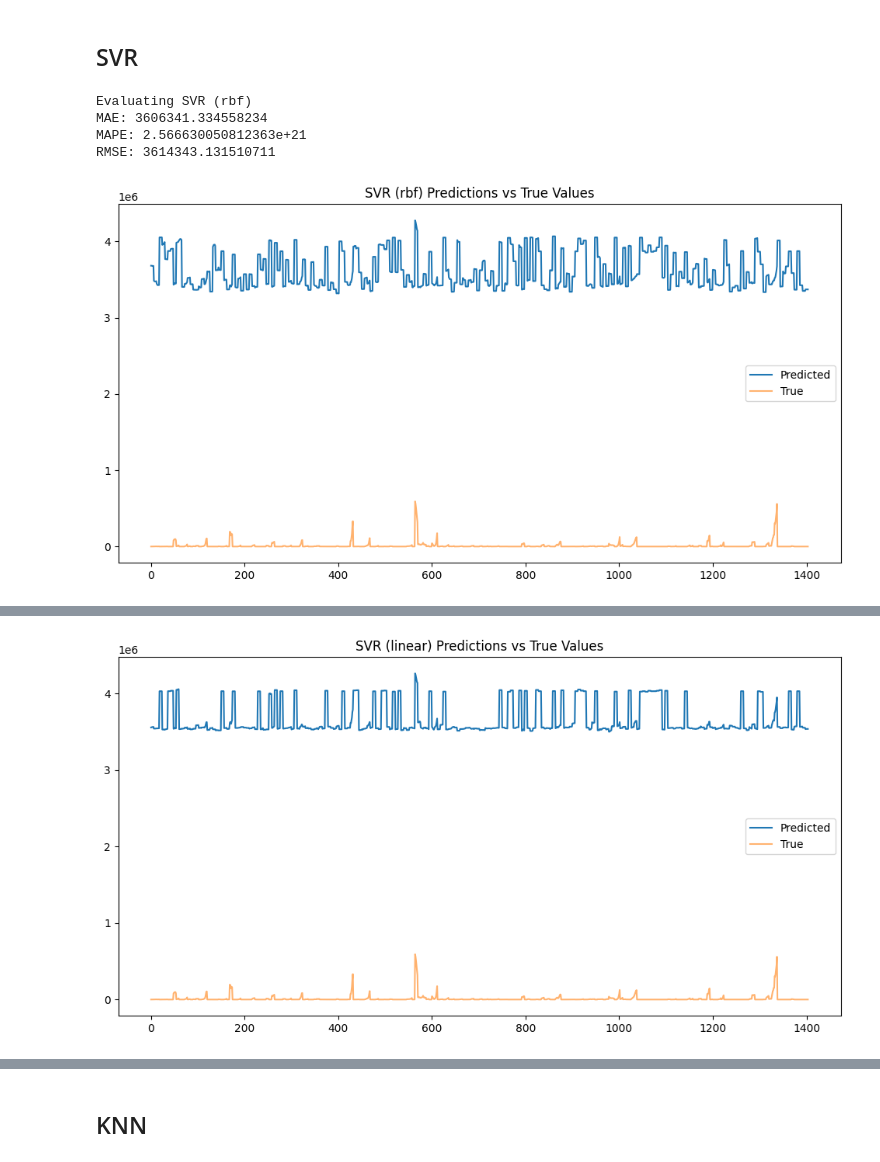
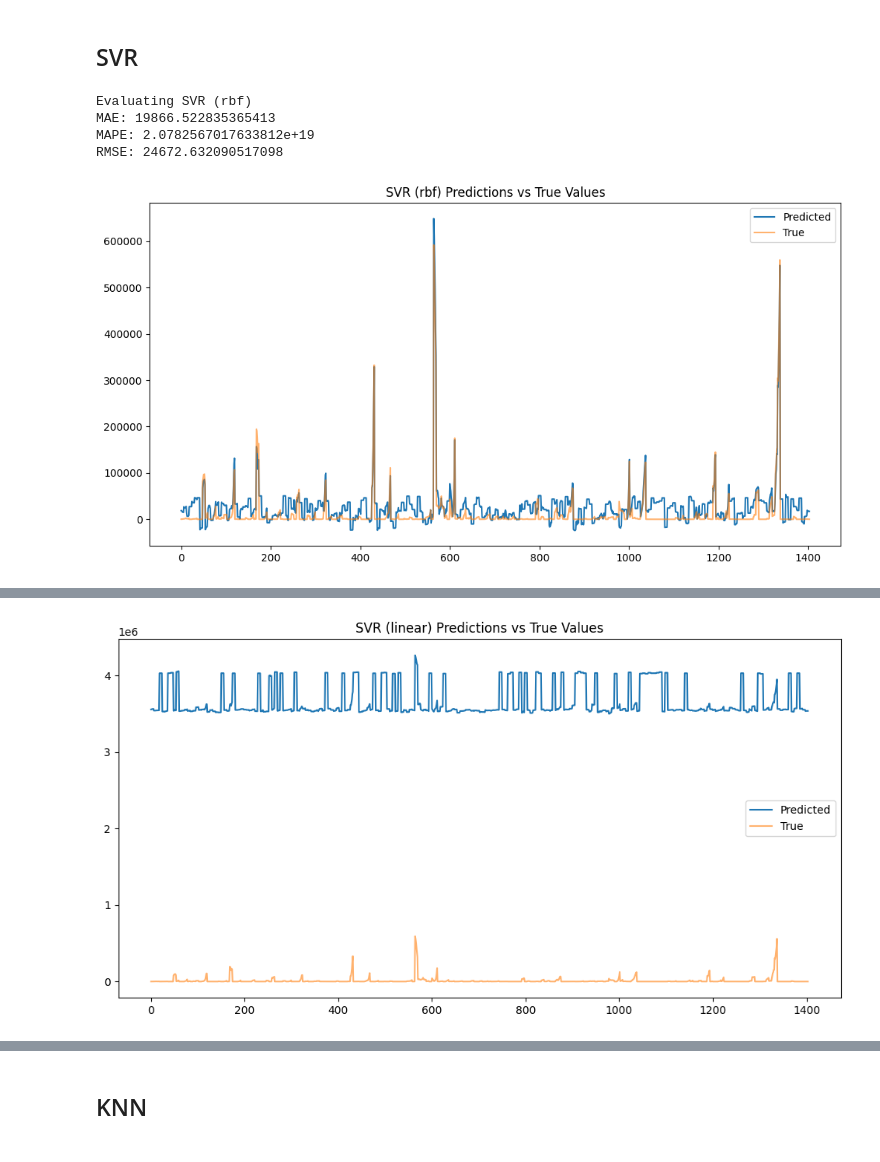
Before and after one commit to MAKEgroup/Covid_19_Propagation, a Jupyter notebook: Project/ML_Modeling.ipynb, the cells around one changed output, grey strips where cells are left out. Cells and saved outputs as stored; diff of their text form; code cells hidden in the pictures.

```diff
--- a/Project/ML_Modeling.ipynb
+++ b/Project/ML_Modeling.ipynb
@@ -131,4 +131,6 @@ def train_test_splitter(X, Y, prediction_days_count, batch_count, batch_length):
     return X_train, X_test, Y_train, Y_test
 # %%
 X_train, X_test, Y_train, Y_test = train_test_splitter(X_scaled_list, Y_scaled_list, prediction_days_count, 3, 10)
+# %%
+X_train, X_val, y_train, y_val = train_test_splitter(X_train, Y_train, prediction_days_count, 3, 10)
 # %%
@@ -181,16 +196,16 @@ def evaluate_model(model, X_train, y_train, X_test, y_test, scaler, model_name):
 from sklearn.svm import SVR
 # %%
 # Train and evaluate SVR models
-svrs = [SVR(kernel="rbf", C=100, gamma=0.1, epsilon=0.1),
+svrs = [SVR(kernel="rbf", C=50, gamma=0.9, epsilon=0.001),
         SVR(kernel="linear", C=100, gamma="auto"),
         SVR(kernel="poly", C=100, gamma="auto", degree=3, epsilon=0.1, coef0=1)]
 
 for svr in svrs:
     evaluate_model(svr, X_tr, y_tr, X_te, y_te, min_max_scaler_Y, model_name=f"SVR ({svr.kernel})")
 # %% [output]
 Evaluating SVR (rbf)
-MAE: 3606341.334558234
-MAPE: 2.566630050812363e+21
-RMSE: 3614343.131510711
+MAE: 19866.522835365413
+MAPE: 2.0782567017633812e+19
+RMSE: 24672.632090517098
-[figure, old version]
+[figure, new version]
 Evaluating SVR (linear)
```
Also changed, not shown: parts of 4 cells of this notebook.
